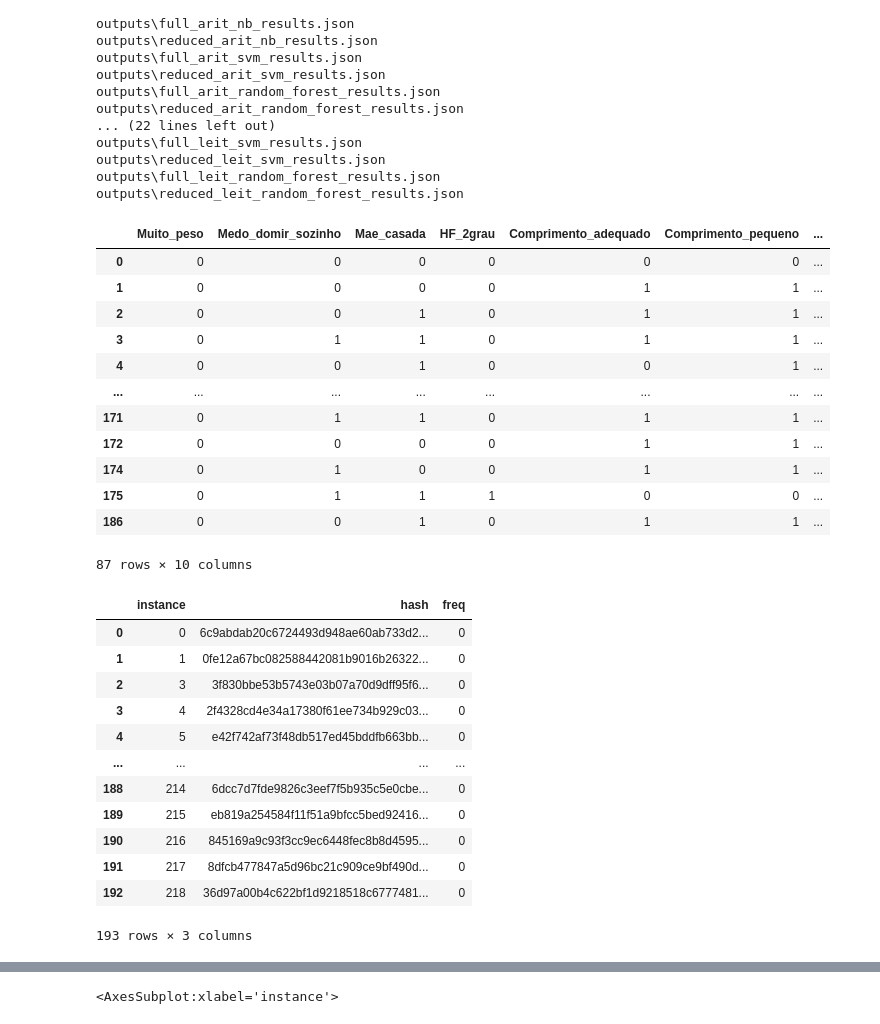
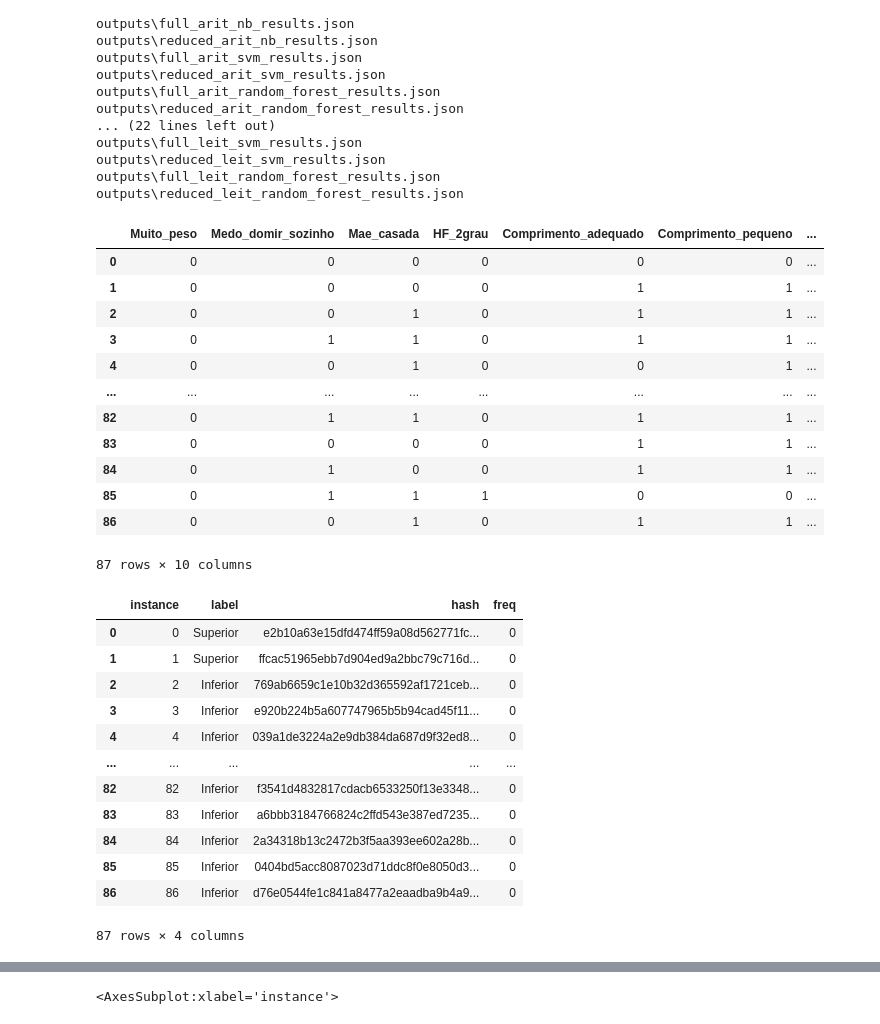
Before and after one commit to HenriqueHott/miloud-2013-ant-is, a Jupyter notebook: analytics.ipynb, the cells around one changed output, grey strips where cells are left out. Drawn from its saved outputs; the diff is of its cells as text; code cells hidden in the pictures.

```diff
--- a/analytics.ipynb
+++ b/analytics.ipynb
@@ -51,9 +52,9 @@ arit_train_dataset = pd.read_csv("databases/AG/Aritmética/TreinamentoDesbalance
 esc_train_dataset =   pd.read_csv("databases/AG/Escrita/TreinamentoDesbalanceadoEscPreprocessada.csv", sep=";")
 leit_train_dataset = pd.read_csv("databases/AG/Leitura/TreinamentoDesbalanceadoLeitPreprocessada.csv", sep=";")
 
-arit_train_dataset = arit_train_dataset.drop_duplicates()
-esc_train_dataset = esc_train_dataset.drop_duplicates()
-leit_train_dataset = leit_train_dataset.drop_duplicates()
+arit_train_dataset = arit_train_dataset.drop_duplicates(ignore_index=True)
+esc_train_dataset = esc_train_dataset.drop_duplicates(ignore_index=True)
+leit_train_dataset = leit_train_dataset.drop_duplicates(ignore_index=True)
 
 leit_train_dataset
 # %% [output]
@@ -64,43 +65,44 @@ leit_train_dataset
 | 3 | 0 | 1 | 1 | 0 | 1 | 1 | ... |
 | 4 | 0 | 0 | 1 | 0 | 0 | 1 | ... |
 | ... | ... | ... | ... | ... | ... | ... | ... |
-| 171 | 0 | 1 | 1 | 0 | 1 | 1 | ... |
-| 172 | 0 | 0 | 0 | 0 | 1 | 1 | ... |
-| 174 | 0 | 1 | 0 | 0 | 1 | 1 | ... |
-| 175 | 0 | 1 | 1 | 1 | 0 | 0 | ... |
-| 186 | 0 | 0 | 1 | 0 | 1 | 1 | ... |
+| 82 | 0 | 1 | 1 | 0 | 1 | 1 | ... |
+| 83 | 0 | 0 | 0 | 0 | 1 | 1 | ... |
+| 84 | 0 | 1 | 0 | 0 | 1 | 1 | ... |
+| 85 | 0 | 1 | 1 | 1 | 0 | 0 | ... |
+| 86 | 0 | 0 | 1 | 0 | 1 | 1 | ... |
 87 rows × 10 columns
 # %%
 import hashlib
 
-def create_counter_df(df):
+def create_counter_df(df, label_name):
     data = []
     for i, row in df.iterrows():
         str_row = str(row.to_list())
         hash_value = hashlib.sha256(str_row.encode('utf-8')).hexdigest()
-        data.append([i, hash_value, 0])
+        label = row[label_name]
+        data.append([i, label, hash_value, 0])
 
-    return pd.DataFrame(data=data, columns=["instance", "hash", "freq"])
+    return pd.DataFrame(data=data, columns=["instance", "label", "hash", "freq"])
 
-df_arit_counter = create_counter_df(arit_train_dataset)
-df_esc_counter = create_counter_df(esc_train_dataset)
-df_leit_counter = create_counter_df(leit_train_dataset)
-df_arit_counter
+df_arit_counter = create_counter_df(arit_train_dataset, "TDE_MG_Arit")
+df_esc_counter = create_counter_df(esc_train_dataset, "TDE_MG_Esc")
+df_leit_counter = create_counter_df(leit_train_dataset, "TDE_MG_Leit")
+df_leit_counter
 # x = df_arit_counter.loc[df_arit_counter['hash'] == "6c9abdab20c6724493d948ae60ab733d2826f4aef387eb188ef00d72bee"]
 # %% [output]
-|  | instance | hash | freq |
-| 0 | 0 | 6c9abdab20c6724493d948ae60ab733d2... | 0 |
-| 1 | 1 | 0fe12a67bc082588442081b9016b26322... | 0 |
-| 2 | 3 | 3f830bbe53b5743e03b07a70d9dff95f6... | 0 |
-| 3 | 4 | 2f4328cd4e34a17380f61ee734b929c03... | 0 |
-| 4 | 5 | e42f742af73f48db517ed45bddfb663bb... | 0 |
-| ... | ... | ... | ... |
-| 188 | 214 | 6dcc7d7fde9826c3eef7f5b935c5e0cbe... | 0 |
-| 189 | 215 | eb819a254584f11f51a9bfcc5bed92416... | 0 |
-| 190 | 216 | 845169a9c93f3cc9ec6448fec8b8d4595... | 0 |
-| 191 | 217 | 8dfcb477847a5d96bc21c909ce9bf490d... | 0 |
-| 192 | 218 | 36d97a00b4c622bf1d9218518c6777481... | 0 |
+|  | instance | label | hash | freq |
+| 0 | 0 | Superior | e2b10a63e15dfd474ff59a08d562771fc... | 0 |
+| 1 | 1 | Superior | ffcac51965ebb7d904ed9a2bbc79c716d... | 0 |
+| 2 | 2 | Inferior | 769ab6659c1e10b32d365592af1721ceb... | 0 |
+| 3 | 3 | Inferior | e920b224b5a607747965b5b94cad45f11... | 0 |
+| 4 | 4 | Inferior | 039a1de3224a2e9db384da687d9f32ed8... | 0 |
+| ... | ... | ... | ... | ... |
+| 82 | 82 | Inferior | f3541d4832817cdacb6533250f13e3348... | 0 |
+| 83 | 83 | Inferior | a6bbb3184766824c2ffd543e387ed7235... | 0 |
+| 84 | 84 | Inferior | 2a34318b13c2472b3f5aa393ee602a28b... | 0 |
+| 85 | 85 | Inferior | 0404bd5acc8087023d71ddc8f0e8050d3... | 0 |
+| 86 | 86 | Inferior | d76e0544fe1c841a8477a2eaadba9b4a9... | 0 |
-193 rows × 3 columns
+87 rows × 4 columns
 # %%
 def count_selected_instance_freq(database, counter_df):
     df = counter_df.copy()
```
Also changed, not shown: parts of 6 cells of this notebook, 1 other file.
